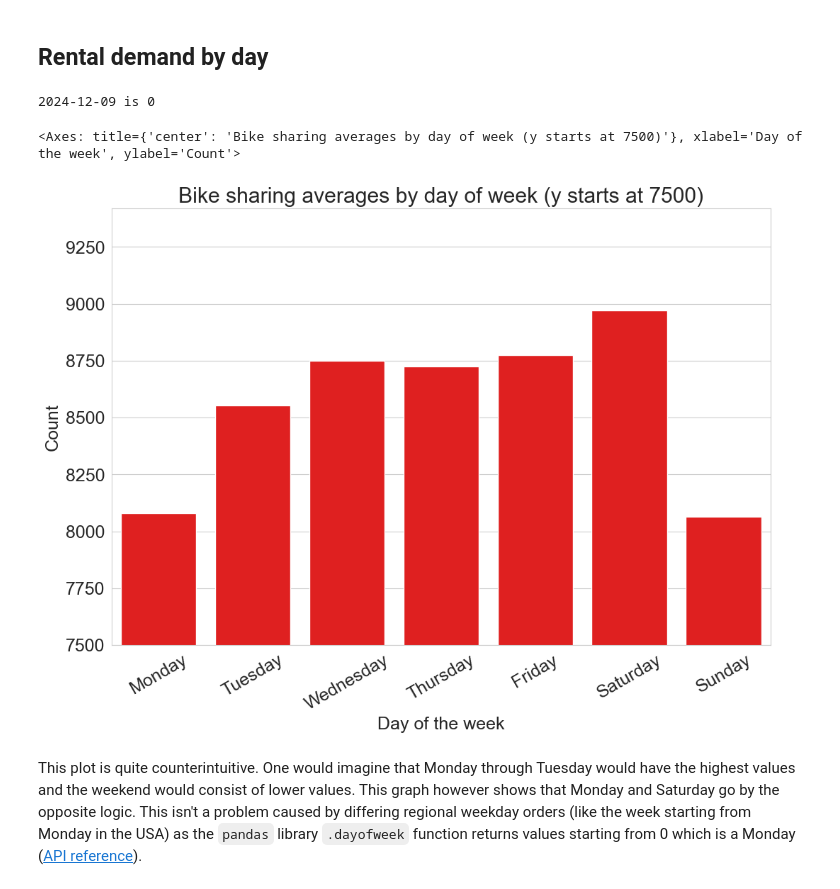
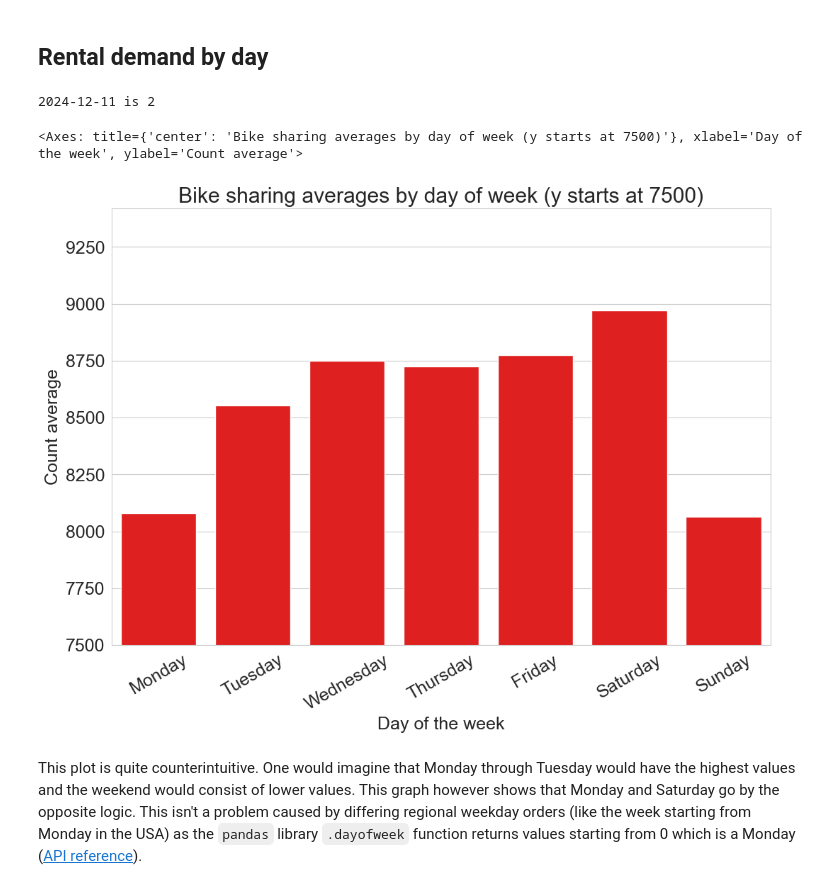
Before and after one commit to Scarch/ProjectE8, a Jupyter notebook: analysing_preparing_capitalBikeshareData.ipynb, the cells around one changed output. Saved outputs shown, nothing was run; the diff lists cells and outputs as text; code cells hidden in the pictures.

```diff
--- a/analysing_preparing_capitalBikeshareData.ipynb
+++ b/analysing_preparing_capitalBikeshareData.ipynb
@@ -684,37 +689,38 @@ bikesRentedPerHourCombinedData["day"] = [t.dayofweek for t in pd.DatetimeIndex(b
 # Getting daily averages
 daily_means = [0, 0, 0, 0, 0, 0, 0]
 daily_means[0] = bikesRentedPerHourCombinedData[bikesRentedPerHourCombinedData["day"] == 0]["count"].sum() / (
         len(bikesRentedPerHourCombinedData[bikesRentedPerHourCombinedData["day"] == 0]) / 24)
 daily_means[1] = bikesRentedPerHourCombinedData[bikesRentedPerHourCombinedData["day"] == 1]["count"].sum() / (
         len(bikesRentedPerHourCombinedData[bikesRentedPerHourCombinedData["day"] == 1]) / 24)
 daily_means[2] = bikesRentedPerHourCombinedData[bikesRentedPerHourCombinedData["day"] == 2]["count"].sum() / (
         len(bikesRentedPerHourCombinedData[bikesRentedPerHourCombinedData["day"] == 2]) / 24)
 daily_means[3] = bikesRentedPerHourCombinedData[bikesRentedPerHourCombinedData["day"] == 3]["count"].sum() / (
         len(bikesRentedPerHourCombinedData[bikesRentedPerHourCombinedData["day"] == 3]) / 24)
 daily_means[4] = bikesRentedPerHourCombinedData[bikesRentedPerHourCombinedData["day"] == 4]["count"].sum() / (
         len(bikesRentedPerHourCombinedData[bikesRentedPerHourCombinedData["day"] == 4]) / 24)
 daily_means[5] = bikesRentedPerHourCombinedData[bikesRentedPerHourCombinedData["day"] == 5]["count"].sum() / (
         len(bikesRentedPerHourCombinedData[bikesRentedPerHourCombinedData["day"] == 5]) / 24)
 daily_means[6] = bikesRentedPerHourCombinedData[bikesRentedPerHourCombinedData["day"] == 6]["count"].sum() / (
         len(bikesRentedPerHourCombinedData[bikesRentedPerHourCombinedData["day"] == 6]) / 24)
 
 daily_means_df = pd.DataFrame({"day": [0, 1, 2, 3, 4, 5, 6], "mean": daily_means})
 day_of_week_labels = ["Monday", "Tuesday", "Wednesday", "Thursday", "Friday", "Saturday", "Sunday"]
 
 categorical_plot = sns.barplot(data=daily_means_df, x="day", y='mean', color="red")
-categorical_plot.set(ylim=(7500, None), title='Bike sharing averages by day of week (y starts at 7500)', ylabel='Count average',
+categorical_plot.set(ylim=(7500, None), title='Bike sharing averages by day of week (y starts at 7500)',
+                     ylabel='Count average',
                      xlabel='Day of the week',
                      xticks=[0, 1, 2, 3, 4, 5, 6])
 categorical_plot.set_xticklabels(day_of_week_labels, rotation=30)
 
 print(date.today(), "is", pd.to_datetime(date.today()).dayofweek)
 
 categorical_plot.figure.savefig("daily_bike_rental_barplot.png")
 categorical_plot
 # %% [output]
-2024-12-09 is 0
+2024-12-11 is 2
-<Axes: title={'center': 'Bike sharing averages by day of week (y starts at 7500)'}, xlabel='Day of the week', ylabel='Count'>
+<Axes: title={'center': 'Bike sharing averages by day of week (y starts at 7500)'}, xlabel='Day of the week', ylabel='Count average'>
-[figure, old version]
+[figure, new version]
 # %% [markdown]
 This plot is quite counterintuitive. One would imagine that Monday through Tuesday would have the highest values and the weekend would consist of lower values. This graph however shows that Monday and Saturday go by the opposite logic. This isn't a problem caused by differing regional weekday orders (like the week starting from Monday in the USA) as the `pandas` library `.dayofweek` function returns values starting from 0 which is a Monday ([API reference](https://pandas.pydata.org/docs/reference/api/pandas.DatetimeIndex.dayofweek.html)).
 # %% [markdown]
```
Also changed, not shown: parts of 24 cells of this notebook, 2 other files.
